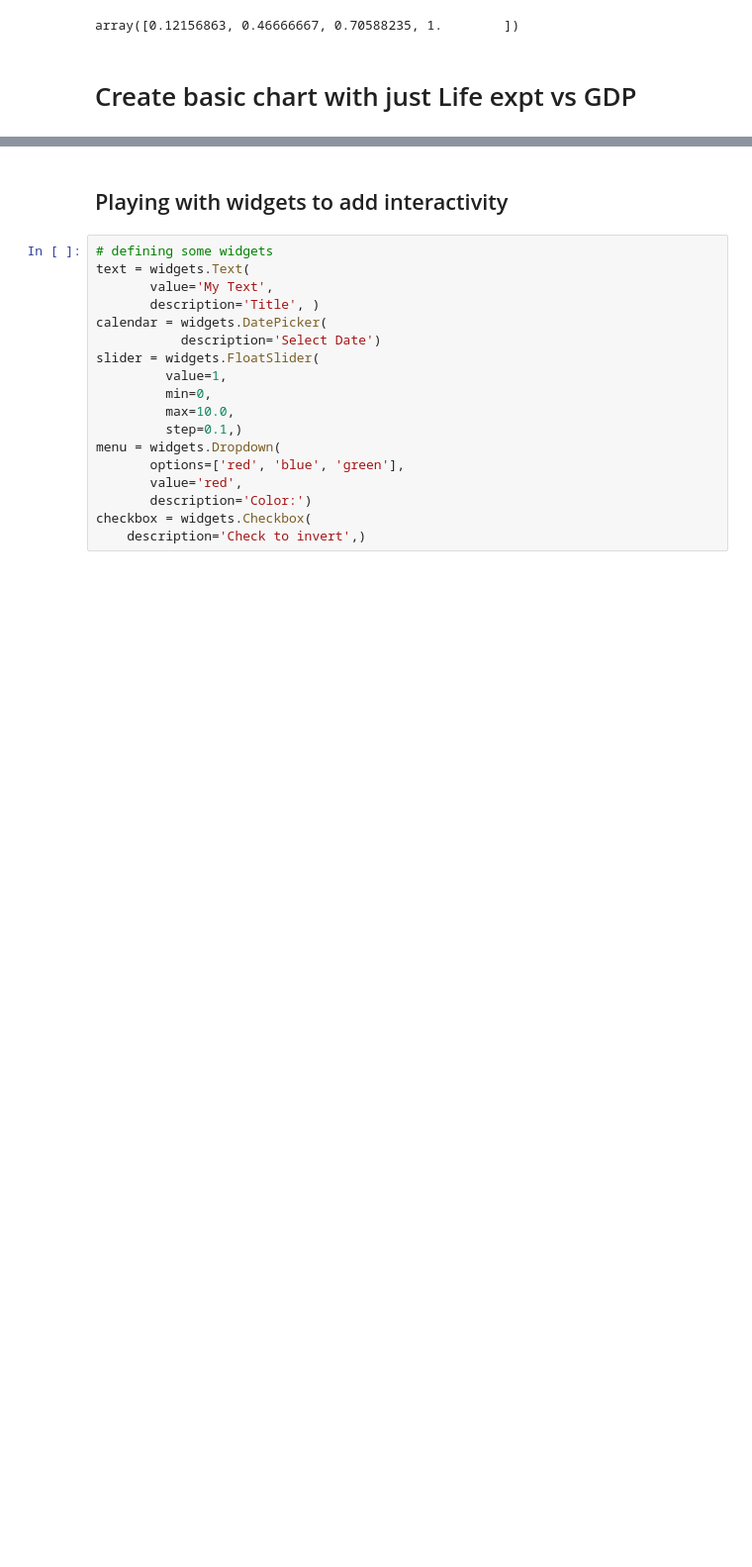
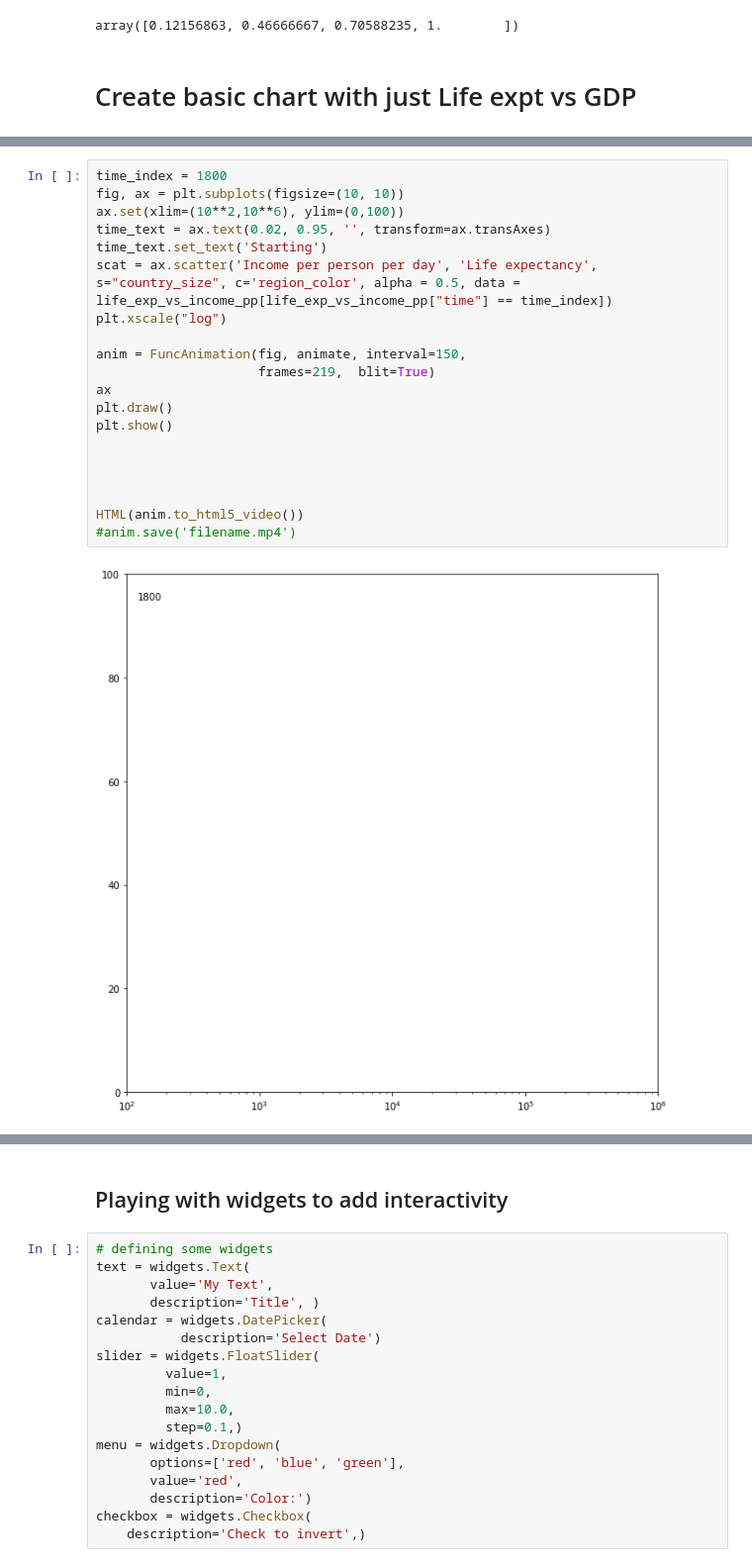
Before and after one commit to zeusgedofdata/Data_Visualization, a Jupyter notebook: GapMinder_Replica.ipynb, the cells around one changed output, grey strips where cells are left out. Shown at 99% size. Cells and saved outputs as stored; diff of their text form; blank space fills up the shorter version.

```diff
--- a/GapMinder_Replica.ipynb
+++ b/GapMinder_Replica.ipynb
@@ -184,0 +211,22 @@ HTML(anim.to_html5_video())
+# %%
+time_index = 1800
+fig, ax = plt.subplots(figsize=(10, 10))
+ax.set(xlim=(10**2,10**6), ylim=(0,100))
+time_text = ax.text(0.02, 0.95, '', transform=ax.transAxes)
+time_text.set_text('Starting')
+scat = ax.scatter('Income per person per day', 'Life expectancy', s="country_size", c='region_color', alpha = 0.5, data = life_exp_vs_income_pp[life_exp_vs_income_pp["time"] == time_index])
+plt.xscale("log")
+
+anim = FuncAnimation(fig, animate, interval=150,
+                     frames=219,  blit=True)
+ax
+plt.draw()
+plt.show()
+
+
+
+
+HTML(anim.to_html5_video())
+#anim.save('filename.mp4')
+# %% [output]
+[figure, added]
```
Also changed, not shown: parts of 6 cells of this notebook, 1 other file.
